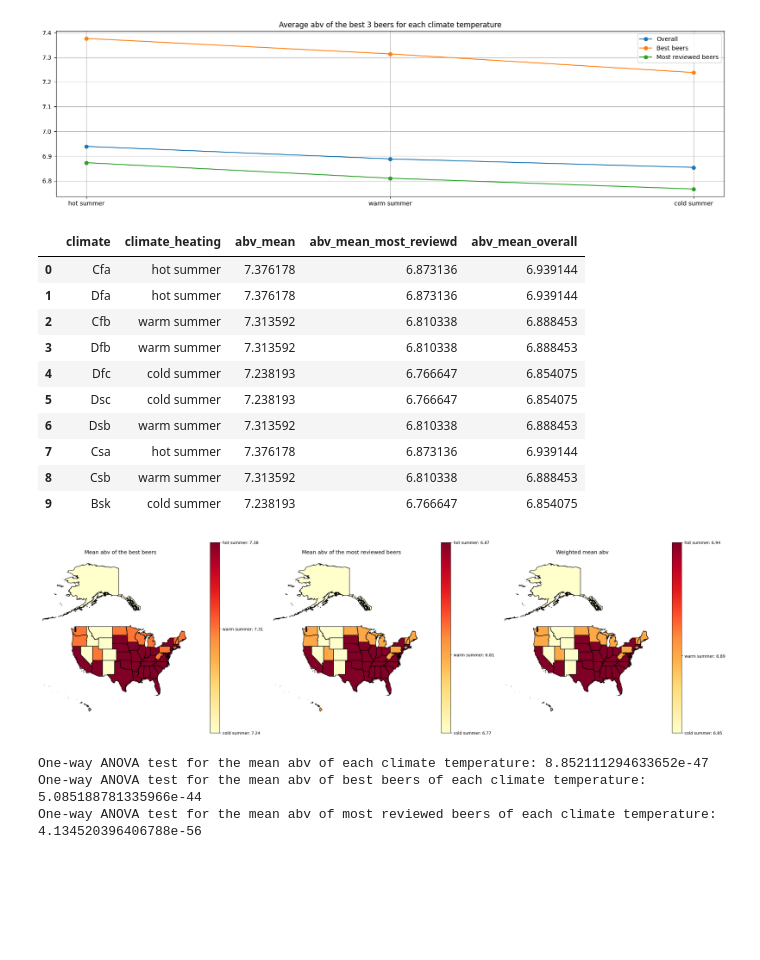
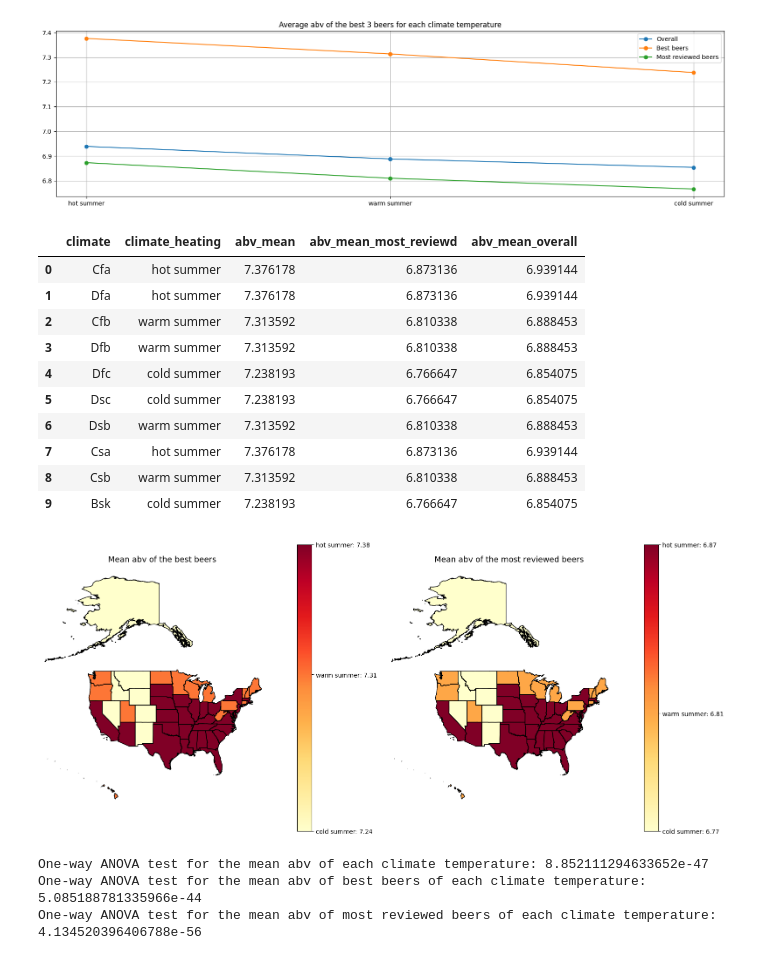
Before and after one commit to epfl-ada/ada-2023-project-riskybiscuits, a Jupyter notebook: sections_notebooks/abv_and_climate.ipynb, the cells around one changed output. Saved outputs shown, nothing was run; the diff lists cells and outputs as text; code cells hidden in the pictures; blank space fills up the shorter version.

```diff
--- a/sections_notebooks/abv_and_climate.ipynb
+++ b/sections_notebooks/abv_and_climate.ipynb
@@ -850,37 +848,36 @@ climate_names_heating["abv_mean_most_reviewd"] = climate_names_heating[
 ].map(most_reviewed_temperature_abv)
 
 # in the fifth the average abv of all the beers for each climate scheme
 climate_names_heating["abv_mean_overall"] = climate_names_heating[
     "climate_heating"
 ].map(mean_abv_weighted)
 
 display(climate_names_heating)
 
 plot_climate_multiple_stats(
     climate_names_heating,
-    columns=["abv_mean", "abv_mean_most_reviewd", "abv_mean_overall"],
+    columns=["abv_mean", "abv_mean_most_reviewd"],
     titles=[
         "Mean abv of the best beers",
         "Mean abv of the most reviewed beers",
-        "Weighted mean abv",
     ],
-    column_ticks=["climate_heating", "climate_heating", "climate_heating"],
+    column_ticks=["climate_heating", "climate_heating"],
     cmap_name="YlOrRd",
     separate_colorbars=True,
 )
 # %% [output]
 |  | climate | climate_heating | abv_mean | abv_mean_most_reviewd | abv_mean_overall |
 | 0 | Cfa | hot summer | 7.376178 | 6.873136 | 6.939144 |
 | 1 | Dfa | hot summer | 7.376178 | 6.873136 | 6.939144 |
 | 2 | Cfb | warm summer | 7.313592 | 6.810338 | 6.888453 |
 | 3 | Dfb | warm summer | 7.313592 | 6.810338 | 6.888453 |
 | 4 | Dfc | cold summer | 7.238193 | 6.766647 | 6.854075 |
 | 5 | Dsc | cold summer | 7.238193 | 6.766647 | 6.854075 |
 | 6 | Dsb | warm summer | 7.313592 | 6.810338 | 6.888453 |
 | 7 | Csa | hot summer | 7.376178 | 6.873136 | 6.939144 |
 | 8 | Csb | warm summer | 7.313592 | 6.810338 | 6.888453 |
 | 9 | Bsk | cold summer | 7.238193 | 6.766647 | 6.854075 |
-[figure, old version]
+[figure, new version]
 # %%
 # One-way ANOVA test for the mean abv of each climate temperature
 res = stats.f_oneway(
```
Also changed, not shown: parts of 2 cells of this notebook.
